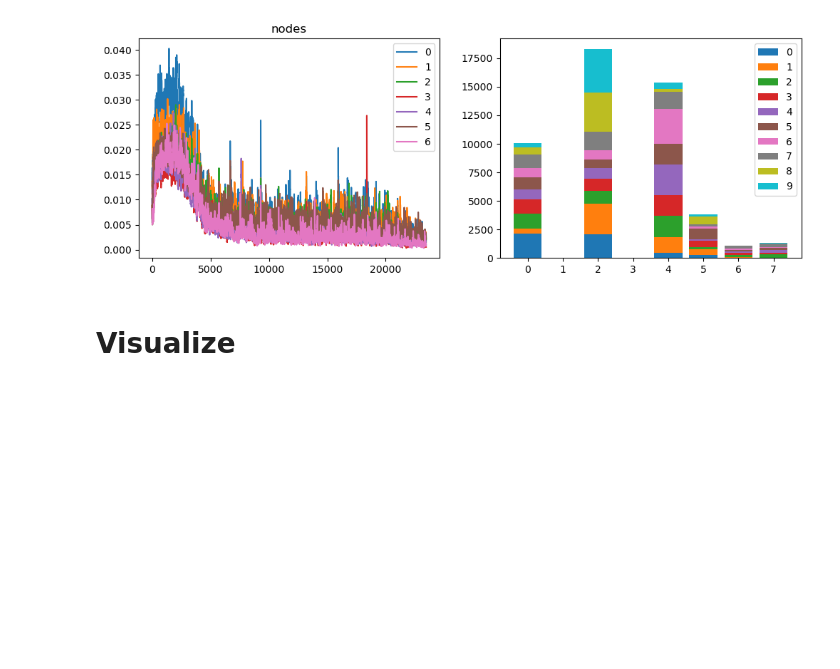
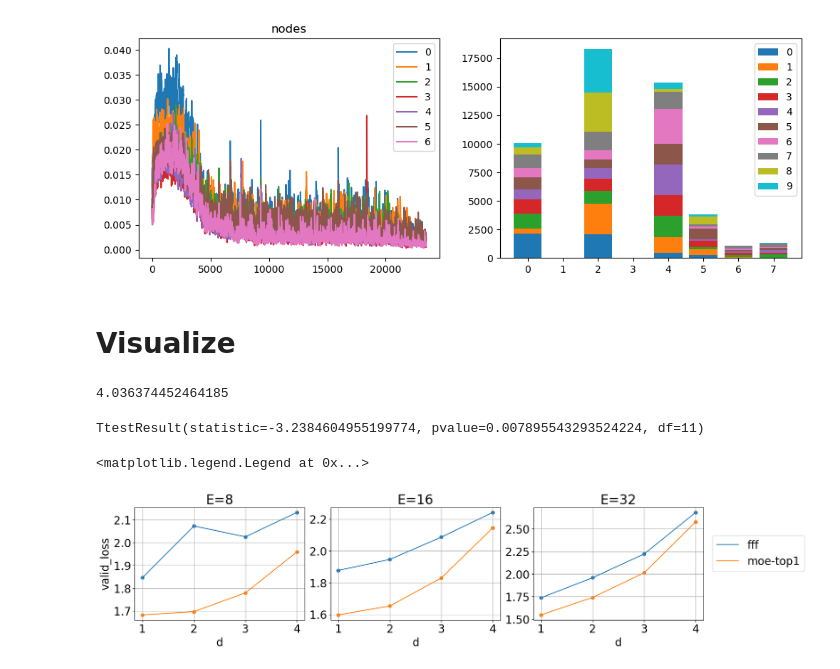
Before and after one commit to ssslakter/FastFF, a Jupyter notebook: experiments/22-05-2024-Soft-merging.ipynb, the cells around one changed output. Cells and saved outputs as stored; diff of their text form; code cells hidden in the pictures; blank space fills up the shorter version.

```diff
--- a/experiments/22-05-2024-Soft-merging.ipynb
+++ b/experiments/22-05-2024-Soft-merging.ipynb
@@ -248,9 +248,17 @@ import wandb
 api = wandb.Api()
 sweep = api.sweep("slakter/FFF/sweeps/5yb9x2nq")
 # %%
-models = {'moe-soft':[], 'fff-soft':[], 'fff':[], 'moe-top1':[]}
-params = ['d','h']
-metrics = ['train_loss', 'valid_loss', 'accuracy']
+def get_metrics():
+    models = {'fff':[], 'moe-top1':[]}
+    params = ['d','h']
+    metrics = ['train_loss', 'valid_loss', 'accuracy']
+    for run in sweep.runs:
+        cfg = run.config['model']
+        m = cfg['model_type']
+        res = {k: run.summary[k] for k in metrics}
+        for p in params: res[p] = cfg[p]
+        if m in models: models[m].append(res)
+    return models
 
 
 def plot_summary(fixed, axes):
@@ -277,3 +285,5 @@ def plot_summary(fixed, axes):
             ys = list(map(lambda x: x[metric], l))
             ax.plot(xs, ys, label = m)
             ax.scatter(xs, ys)
+# %%
+m = get_metrics()
@@ -279,0 +301,13 @@ def plot_summary(fixed, axes):
+# %%
+metric = 'accuracy'
+metrics = ['train_loss', 'valid_loss', 'accuracy']
+d = merge_dicts(m['fff'], m['fff-soft'], metric)
+get_mean(d, metric)*100
+# %% [output]
+4.036374452464185
+# %%
+from scipy import stats
+
+stats.ttest_rel([x[metric][0] for x in d], [x[metric][1] for x in d])
+# %% [output]
+TtestResult(statistic=-3.2384604955199774, pvalue=0.007895543293524224, df=11)
@@ -279,0 +322,20 @@ def plot_summary(fixed, axes):
+# %%
+fig, axes = plt.subplots(ncols=len(params), constrained_layout=True, figsize=(18,4))
+metric = 'valid_loss'
+
+for i, p in enumerate(sorted(params)):
+        ax = axes[i]
+        ax.set_title(f'E={p}')
+        ax.grid()
+        ax.set_xlabel('d')
+        if i == 0: ax.set_ylabel(metric)
+        for m, l in metrics.items():
+            l = list(filter(lambda x: x[par]==p, l))
+            xs = list(map(lambda x: x['d'], l))
+            ys = list(map(lambda x: x[metric], l))
+            ax.plot(xs, ys, label = m)
+            ax.scatter(xs, ys)
+plt.legend(bbox_to_anchor=(1.02, 0.8))
+# %% [output]
+<matplotlib.legend.Legend at 0x...>
+[figure, added]
```
Also changed, not shown: parts of 5 cells of this notebook, 16 other files.
